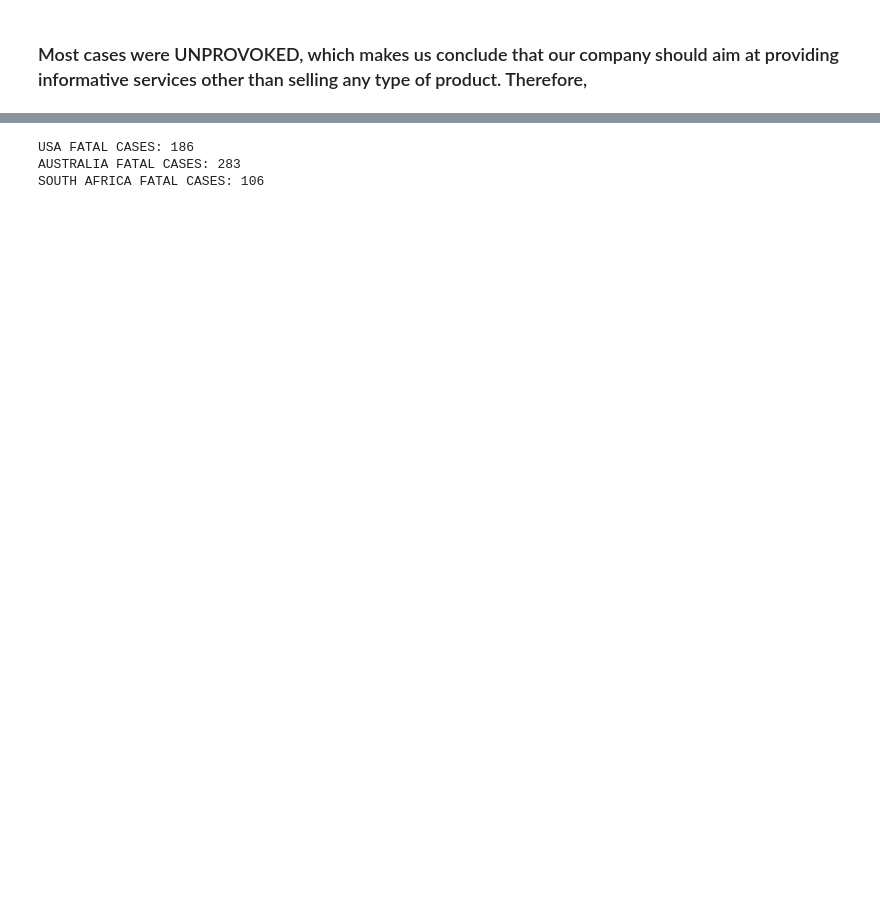
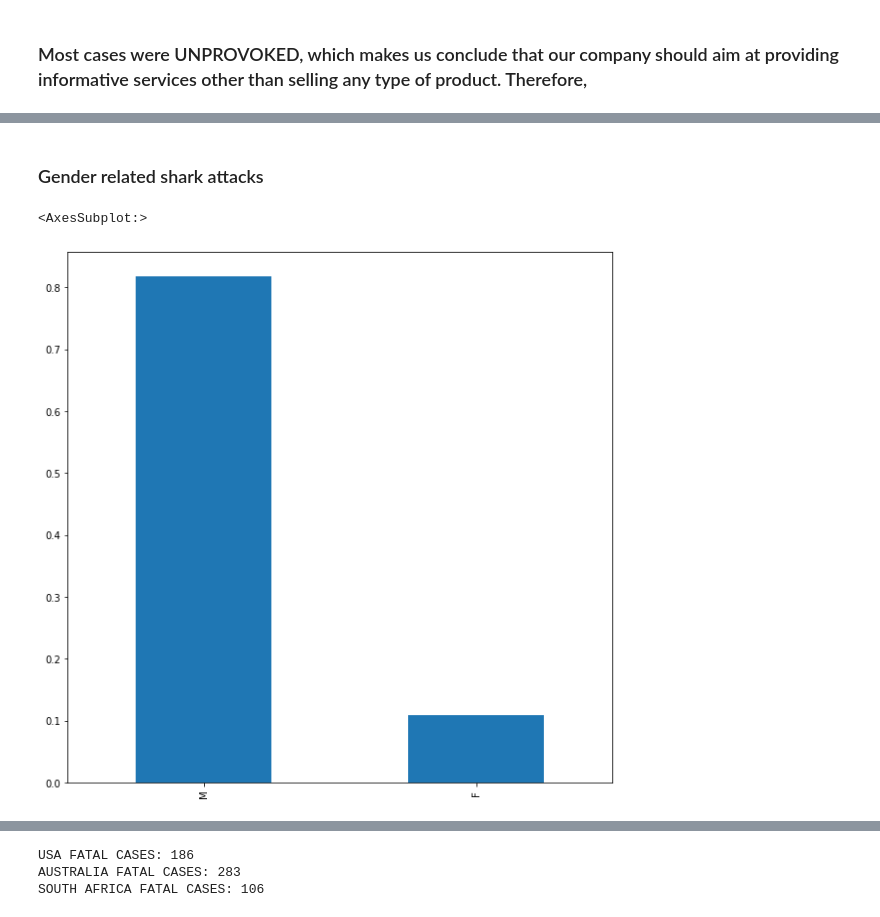
Before and after one commit to rfbj/IRONHACK-DATA-ANALYSIS, a Jupyter notebook: PROJECTS/Data Cleaning - Shark Attack/Data Cleaning - Shark Attack.ipynb, the cells around one changed output, grey strips where cells are left out. Saved outputs shown, nothing was run; the diff lists cells and outputs as text; code cells hidden in the pictures; blank space fills up the shorter version.

```diff
--- a/PROJECTS/Data Cleaning - Shark Attack/Data Cleaning - Shark Attack.ipynb
+++ b/PROJECTS/Data Cleaning - Shark Attack/Data Cleaning - Shark Attack.ipynb
@@ -374,0 +322,7 @@ Name: Sex , dtype: int64
+# %% [markdown]
+### Gender related shark attacks
+# %%
+shark_data2["Sex "].value_counts(normalize=True)[0:2].plot(kind="bar", figsize=(10,10))
+# %% [output]
+<AxesSubplot:>
+[figure, added]
```
Also changed, not shown: parts of 23 cells of this notebook.
